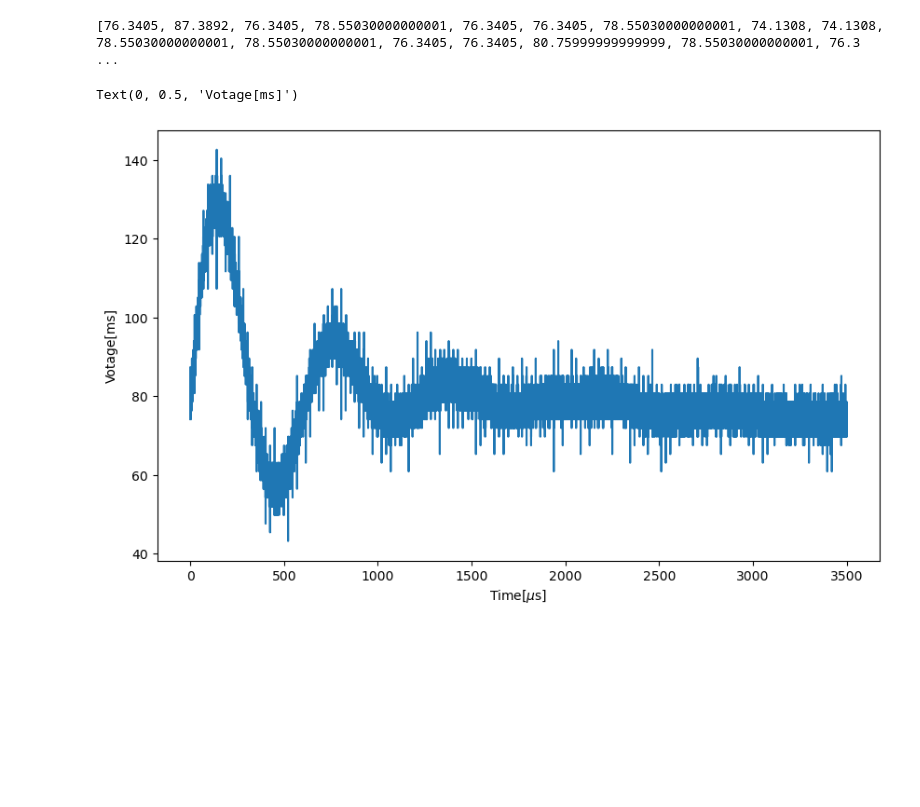
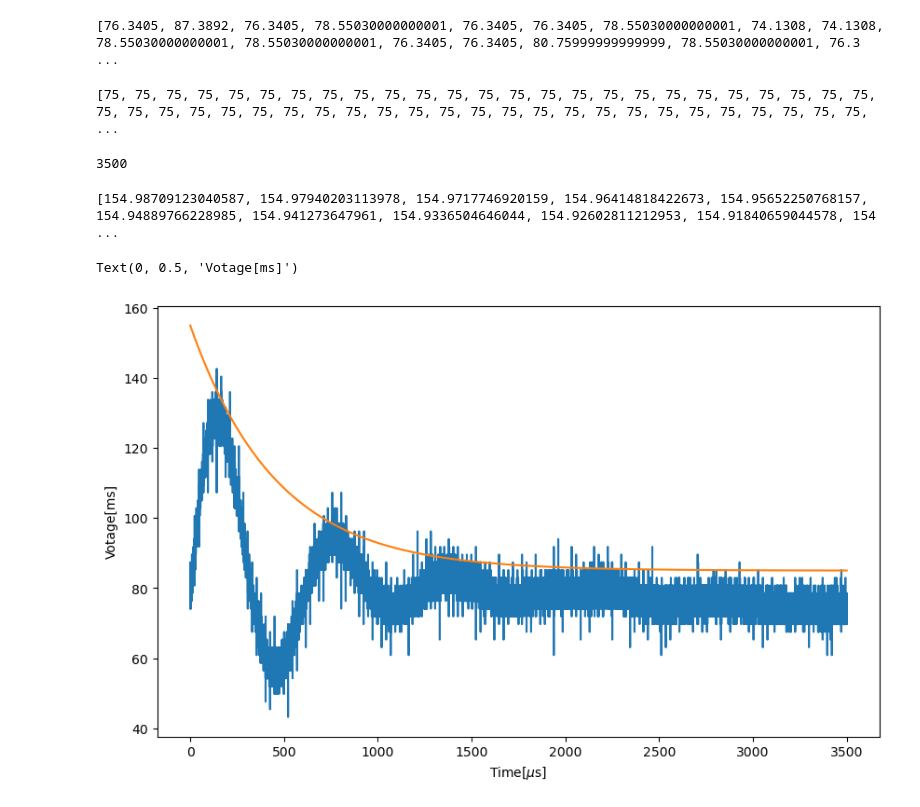
Before and after one commit to JiPang22/oscilloscope, a Jupyter notebook: aa.ipynb, the cells around one changed output. Drawn from its saved outputs; the diff is of its cells as text; code cells hidden in the pictures; blank space fills up the shorter version.

Commit message:
overlap the plot

```diff
--- a/aa.ipynb
+++ b/aa.ipynb
@@ -32,11 +34,28 @@ voltage_list = [x / 1.e-3 for x in voltage_list1]   #   [milli voltage]
 # %% [output]
 [76.3405, 87.3892, 76.3405, 78.55030000000001, 76.3405, 76.3405, 78.55030000000001, 74.1308, 74.1308, 78.55030000000001, 78.55030000000001, 76.3405, 76.3405, 80.75999999999999, 78.55030000000001, 76.3 ...
+# %%
+mid_list =[75 for x in range(3500)] #   make mid line
+print(mid_list)
+len(mid_list)
+# %% [output]
+[75, 75, 75, 75, 75, 75, 75, 75, 75, 75, 75, 75, 75, 75, 75, 75, 75, 75, 75, 75, 75, 75, 75, 75, 75, 75, 75, 75, 75, 75, 75, 75, 75, 75, 75, 75, 75, 75, 75, 75, 75, 75, 75, 75, 75, 75, 75, 75, 75, 75, ...
+3500
+# %%
+import numpy as np
+A = 70
+gam = 0.2
+om0=10.9e3
+expect_list = [A * np.exp(-gam * om0 * x) + 85 for x in time_list1]
+print(expect_list)
+# %% [output]
+[154.98709123040587, 154.97940203113978, 154.9717746920159, 154.96414818422673, 154.95652250768157, 154.94889766228985, 154.941273647961, 154.9336504646044, 154.92602811212953, 154.91840659044578, 154 ...
 # %%
 import matplotlib.pyplot as plt
 plt.figure(figsize=(10,6))
 plt.plot(time_list,voltage_list)
+plt.plot(time_list,expect_list)
 plt.xlabel(r'Time[$\mu$s]')
 plt.ylabel(r'Votage[ms]')
 # %% [output]
 Text(0, 0.5, 'Votage[ms]')
-[figure, old version]
+[figure, new version]
```
Also changed, not shown: parts of 2 cells of this notebook, 1 other file.
